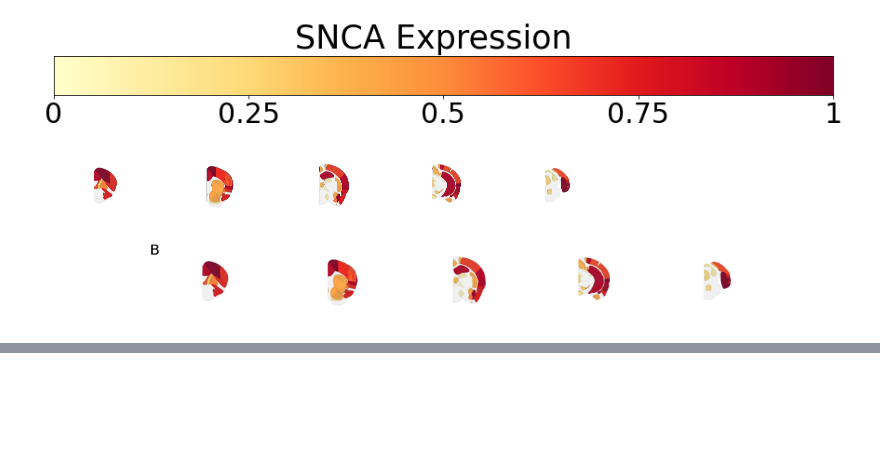
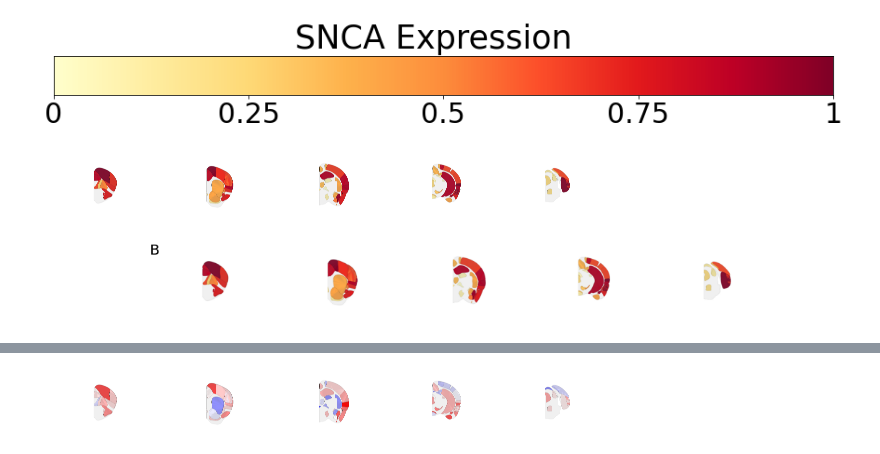
Before and after one commit to MathieuBo/PathoSpreading, a Jupyter notebook: ReScience.ipynb, the cells around one changed output, grey strips where cells are left out. Saved outputs shown, nothing was run; the diff lists cells and outputs as text; code cells hidden in the pictures; blank space fills up the shorter version.

Commit message:
Last Update- Residuals Mean (ReScience)

```diff
--- a/ReScience.ipynb
+++ b/ReScience.ipynb
@@ -920,10 +883,9 @@ import matplotlib.pyplot as plt
 list_coor = [-2100, -1080, +1360, +2820, +4500] # Bregma corresponding coordinates
 timepoint=[1,3,6]
 image=[]
-for tp in timepoint:
-    for section in list_coor:
-        Cor = Image.open("../Screenshot_Brainrender/residuals/50um_SNc_MPI1_Breg_{}_mm.png".format(-section/1000))
-        image.append(Cor)
+for section in list_coor:
+    Cor = Image.open("../Screenshot_Brainrender/residuals/MPI1/50um_MPI1_Breg_{}_mm.png".format(-section/1000))
+    image.append(Cor)
 
 fig = plt.figure(figsize=(10,1))
 
@@ -962,10 +924,10 @@ for pos in ['right','top','bottom','left']:
     plt.gca().spines[pos].set_visible(False)
 plt.imshow(image[4])
 
-plt.savefig('../Data_ReScience/residuals/vulnerability.png', dpi=300)
-plt.savefig('../Data_ReScience/residuals/vulnerability.pdf', dpi=300)
+plt.savefig('../Data_ReScience/residuals/MPI1/vulnerabilitympi1.png', dpi=300)
+plt.savefig('../Data_ReScience/residuals/MPI1/vulnerabilitympi1.pdf', dpi=300)
 
-vul = Image.open('../Data_ReScience/residuals/vulnerability.png')
+vul = Image.open('../Data_ReScience/residuals/MPI1/vulnerabilitympi1.png')
 fig = plt.figure(figsize=(20,20))
 plt.annotate("A",(400,50), fontsize=20, color="black")
 xticks([]), yticks([])
@@ -973,8 +935,8 @@ for pos in ['right','top','bottom','left']:
     plt.gca().spines[pos].set_visible(False)
 plt.imshow(vul)
 
-plt.savefig('../Data_ReScience/residuals/vulnerability.png', dpi=300)
-plt.savefig('../Data_ReScience/residuals/vulnerability.pdf', dpi=300)
+plt.savefig('../Data_ReScience/residuals/MPI1/vulnerabilitympi1.png', dpi=300)
+plt.savefig('../Data_ReScience/residuals/MPI1/vulnerabilitympi1.pdf', dpi=300)
 plt.show()
 # %% [output]
 [figure]
@@ -1207,0 +1281,67 @@ plt.show()
+# %%
+from pylab import *
+import matplotlib.gridspec as gridspec
+import matplotlib.pyplot as plt
+from PIL import Image
+import matplotlib.pyplot as plt
+
+list_coor = [-2100, -1080, +1360, +2820, +4500] # Bregma corresponding coordinates
+timepoint=[1,3,6]
+image=[]
+for section in list_coor:
+    Cor = Image.open("../Screenshot_Brainrender/residuals/MPI3/50um_MPI3_Breg_{}_mm.png".format(-section/1000))
+    image.append(Cor)
+
+fig = plt.figure(figsize=(10,1))
+
+G = gridspec.GridSpec(nrows=4, ncols=15)
+
+
+axes_1_1 = fig.add_subplot(G[0:4, 0:3])
+xticks([]), yticks([])
+for pos in ['right','top','bottom','left']:
+    plt.gca().spines[pos].set_visible(False)
+#plt.text(3250,-100,"MPI 1", ha="right")
+# plt.annotate("A",(50,150), fontsize=7, color="black")
+plt.imshow(image[0])
+
+axes_2_1 = fig.add_subplot(G[0:4, 3:6])
+xticks([]), yticks([])
+for pos in ['right','top','bottom','left']:
+    plt.gca().spines[pos].set_visible(False)
+plt.imshow(image[1])
+
+axes_3_1 = fig.add_subplot(G[0:4, 6:9])
+xticks([]), yticks([])
+for pos in ['right','top','bottom','left']:
+    plt.gca().spines[pos].set_visible(False)
+plt.imshow(image[2])
+
+axes_4_1 = fig.add_subplot(G[0:4, 9:12])
+xticks([]), yticks([])
+for pos in ['right','top','bottom','left']:
+    plt.gca().spines[pos].set_visible(False)
+plt.imshow(image[3])
+
+axes_5_1 = fig.add_subplot(G[0:4, 12:15])
+xticks([]), yticks([])
+for pos in ['right','top','bottom','left']:
+    plt.gca().spines[pos].set_visible(False)
+plt.imshow(image[4])
+
+plt.savefig('../Data_ReScience/residuals/MPI3/vulnerabilitympi3.png', dpi=300)
+plt.savefig('../Data_ReScience/residuals/MPI3/vulnerabilitympi3.pdf', dpi=300)
+
+vul = Image.open('../Data_ReScience/residuals/MPI3/vulnerabilitympi3.png')
+fig = plt.figure(figsize=(20,20))
+plt.annotate("A",(400,50), fontsize=20, color="black")
+xticks([]), yticks([])
+for pos in ['right','top','bottom','left']:
+    plt.gca().spines[pos].set_visible(False)
+plt.imshow(vul)
+
+plt.savefig('../Data_ReScience/residuals/MPI3/vulnerabilitympi3.png', dpi=300)
+plt.savefig('../Data_ReScience/residuals/MPI3/vulnerabilitympi3.pdf', dpi=300)
+plt.show()
+# %% [output]
+[figure, added]
```
Also changed, not shown: parts of 23 cells of this notebook.
